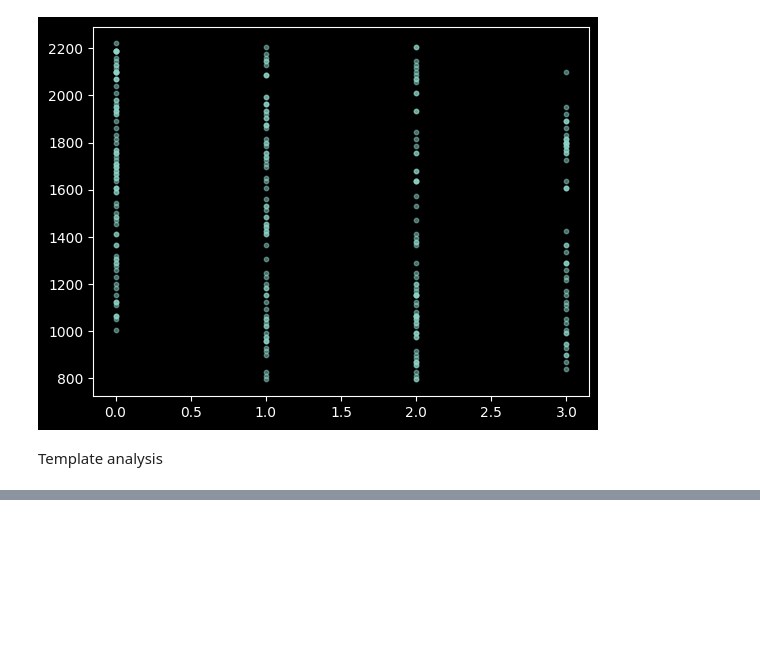
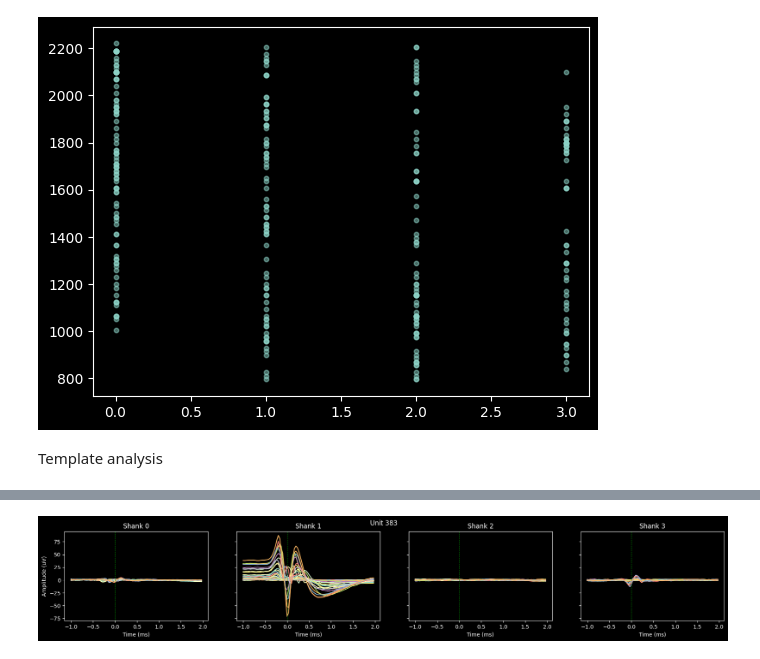
Before and after one commit to Senzai-Lab/tools, a Jupyter notebook: scripts/features.ipynb, the cells around one changed output, grey strips where cells are left out. Cells and saved outputs as stored; diff of their text form; code cells hidden in the pictures; blank space fills up the shorter version.

```diff
--- a/scripts/features.ipynb
+++ b/scripts/features.ipynb
@@ -119,0 +158,21 @@ for idx, unit_row in units.iterrows():
+# %%
+unit_row = units[units['cluster_id'] == uid]
+shanks = np.unique(probe['shank_ids']).astype(int)
+t = np.arange(template.shape[0]) / fs * 1000 - ms_before
+
+fig, axs = plt.subplots(1, len(shanks), figsize=(22, 3), sharex=True, sharey=True)
+for i, shank in enumerate(shanks):
+    shank_mask = probe['shank_ids'] == shank
+    shank_idx = probe[shank_mask].index.values
+
+    axs[i].plot(t, template[:, shank_idx])
+    axs[i].set_title(f'Shank {shank}')
+    axs[i].set_xlabel('Time (ms)')
+    if i == 0:
+        axs[i].set_ylabel('Amplitude (uV)')
+    axs[i].axvline(0, color='green', linestyle='--', alpha=1, linewidth=0.7)
+plt.suptitle(f'Unit {uid}')
+# plt.tight_layout()
+plt.show()
+# %% [output]
+[figure, added]
```
Also changed, not shown: parts of 8 cells of this notebook, 3 other files.
